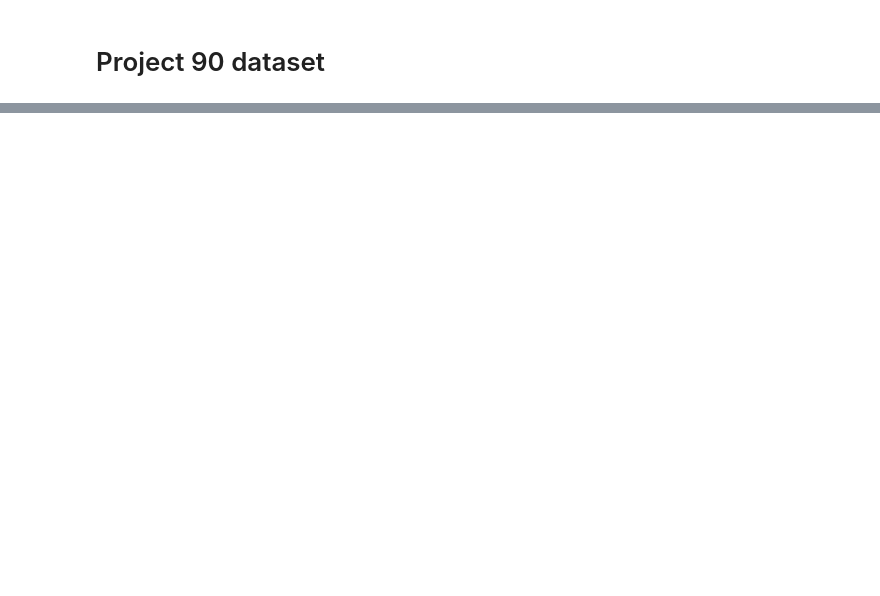
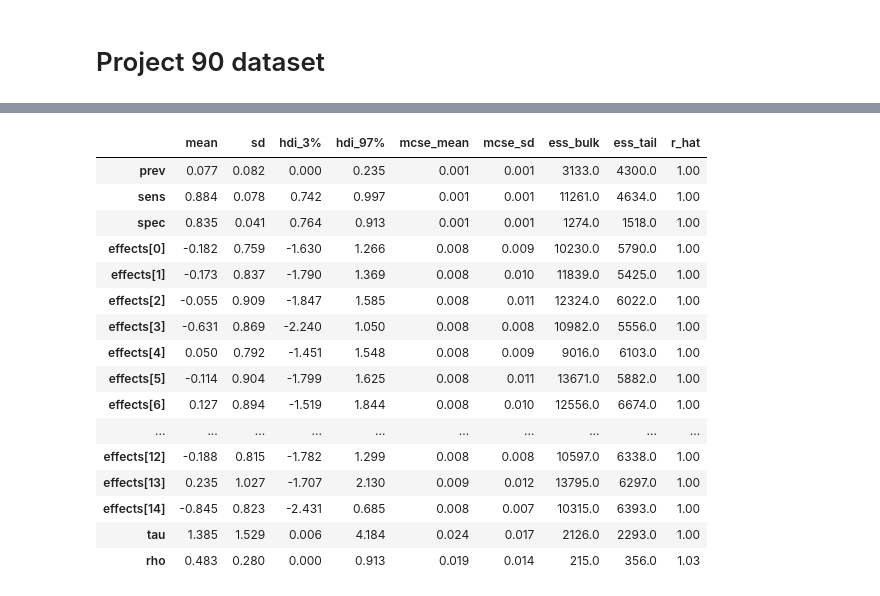
Before and after one commit to lucasmoschen/rds-bayesian-analysis-tcc, a Jupyter notebook: notebooks_book/project_90.ipynb, the cells around one changed output, grey strips where cells are left out. Saved outputs shown, nothing was run; the diff lists cells and outputs as text; code cells hidden in the pictures; blank space fills up the shorter version.

```diff
--- a/notebooks_book/project_90.ipynb
+++ b/notebooks_book/project_90.ipynb
@@ -34,0 +120,36 @@ plt.show()
+# %%
+A = nx.adjacency_matrix(rds_sample.to_undirected()).toarray()
+data = {
+    "n_samples"    : rds_data.shape[0],
+    "n_predictors" : rds_data.shape[1]-1,
+    "Y"            : rds_data['test'],
+    "X"            : rds_data.drop(columns='test').values,
+    "adj_matrix"   : A,
+    "adj_pairs"    : int(A.sum()//2)
+}
+# %%
+# Hyperparameters of the model.
+data.update({
+    "Sigma"        : np.eye(15),
+    "mu"           : np.zeros(15),
+    "alpha_p"      : 1,
+    "beta_p"       : 1,
+    "alpha_s"      : 18,
+    "beta_s"       : 2,
+    "alpha_e"      : 18,
+    "beta_e"       : 2,
+
+    "tau_prior"    : 0,
+    "alpha_tau"    : 0.5,
+    "beta_tau"     : 0.5,
+    "lambda_tau"   : np.log(10),
+    "M_sigma"      : 10000,
+    "alpha_rho"    : 1,
+    "beta_rho"     : 1
+})
+# %%
+%%time
+fit_imperfect_rds = rds_model.sampling(data=data, warmup=2000,
+                                       iter=4000, pars=('prev', 'sens', 'spec', 'effects', 'tau', 'rho'),
+                                       control={'max_treedepth': 11})
+summary = az.summary(fit_imperfect_rds)
@@ -34,0 +159,20 @@ plt.show()
+# %%
+summary
+# %% [output]
+|  | mean | sd | hdi_3% | hdi_97% | mcse_mean | mcse_sd | ess_bulk | ess_tail | r_hat |
+| prev | 0.077 | 0.082 | 0.000 | 0.235 | 0.001 | 0.001 | 3133.0 | 4300.0 | 1.00 |
+| sens | 0.884 | 0.078 | 0.742 | 0.997 | 0.001 | 0.001 | 11261.0 | 4634.0 | 1.00 |
+| spec | 0.835 | 0.041 | 0.764 | 0.913 | 0.001 | 0.001 | 1274.0 | 1518.0 | 1.00 |
+| effects[0] | -0.182 | 0.759 | -1.630 | 1.266 | 0.008 | 0.009 | 10230.0 | 5790.0 | 1.00 |
+| effects[1] | -0.173 | 0.837 | -1.790 | 1.369 | 0.008 | 0.010 | 11839.0 | 5425.0 | 1.00 |
+| effects[2] | -0.055 | 0.909 | -1.847 | 1.585 | 0.008 | 0.011 | 12324.0 | 6022.0 | 1.00 |
+| effects[3] | -0.631 | 0.869 | -2.240 | 1.050 | 0.008 | 0.008 | 10982.0 | 5556.0 | 1.00 |
+| effects[4] | 0.050 | 0.792 | -1.451 | 1.548 | 0.008 | 0.009 | 9016.0 | 6103.0 | 1.00 |
+| effects[5] | -0.114 | 0.904 | -1.799 | 1.625 | 0.008 | 0.011 | 13671.0 | 5882.0 | 1.00 |
+| effects[6] | 0.127 | 0.894 | -1.519 | 1.844 | 0.008 | 0.010 | 12556.0 | 6674.0 | 1.00 |
+| ... | ... | ... | ... | ... | ... | ... | ... | ... | ... |
+| effects[12] | -0.188 | 0.815 | -1.782 | 1.299 | 0.008 | 0.008 | 10597.0 | 6338.0 | 1.00 |
+| effects[13] | 0.235 | 1.027 | -1.707 | 2.130 | 0.009 | 0.012 | 13795.0 | 6297.0 | 1.00 |
+| effects[14] | -0.845 | 0.823 | -2.431 | 0.685 | 0.008 | 0.007 | 10315.0 | 6393.0 | 1.00 |
+| tau | 1.385 | 1.529 | 0.006 | 4.184 | 0.024 | 0.017 | 2126.0 | 2293.0 | 1.00 |
+| rho | 0.483 | 0.280 | 0.000 | 0.913 | 0.019 | 0.014 | 215.0 | 356.0 | 1.03 |
```
Also changed, not shown: parts of 18 cells of this notebook, 9 other files.
